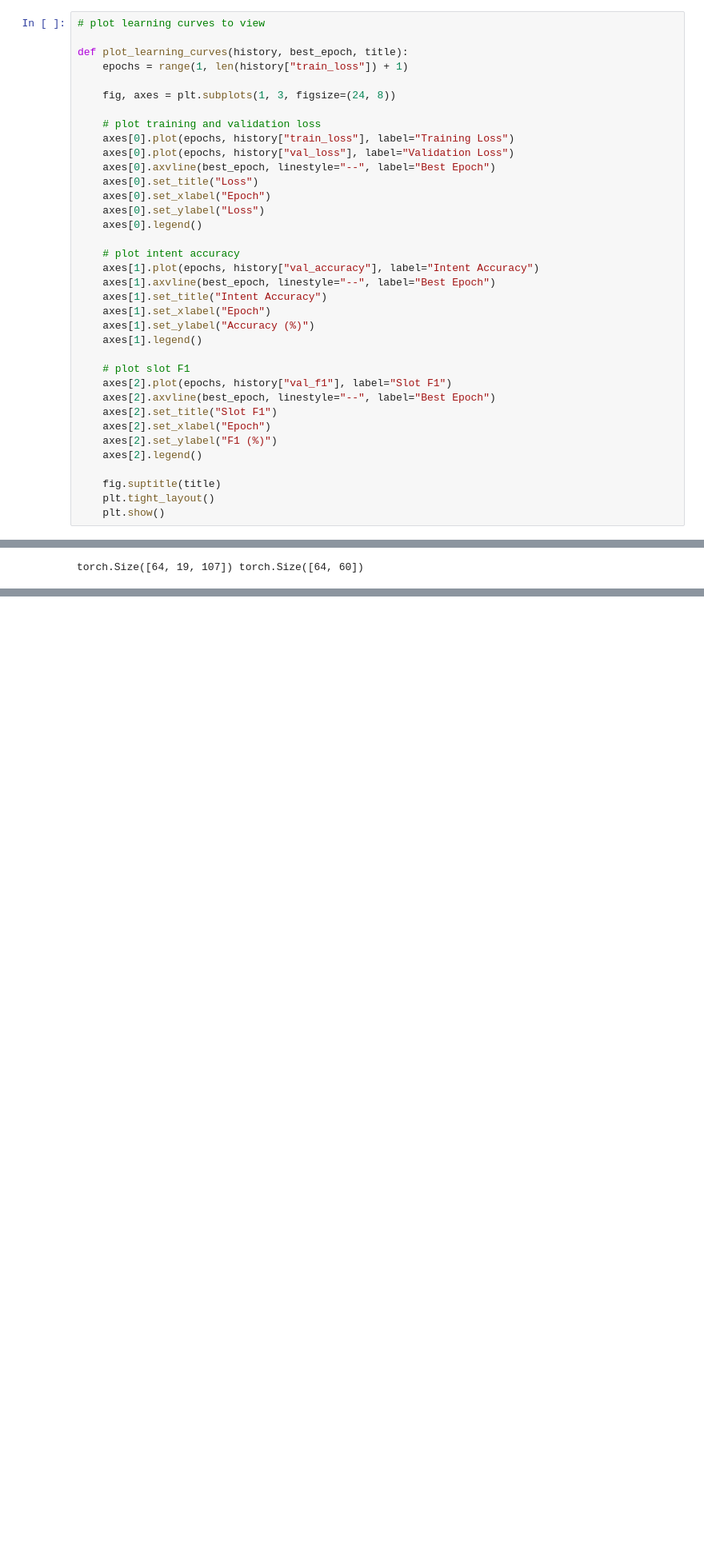
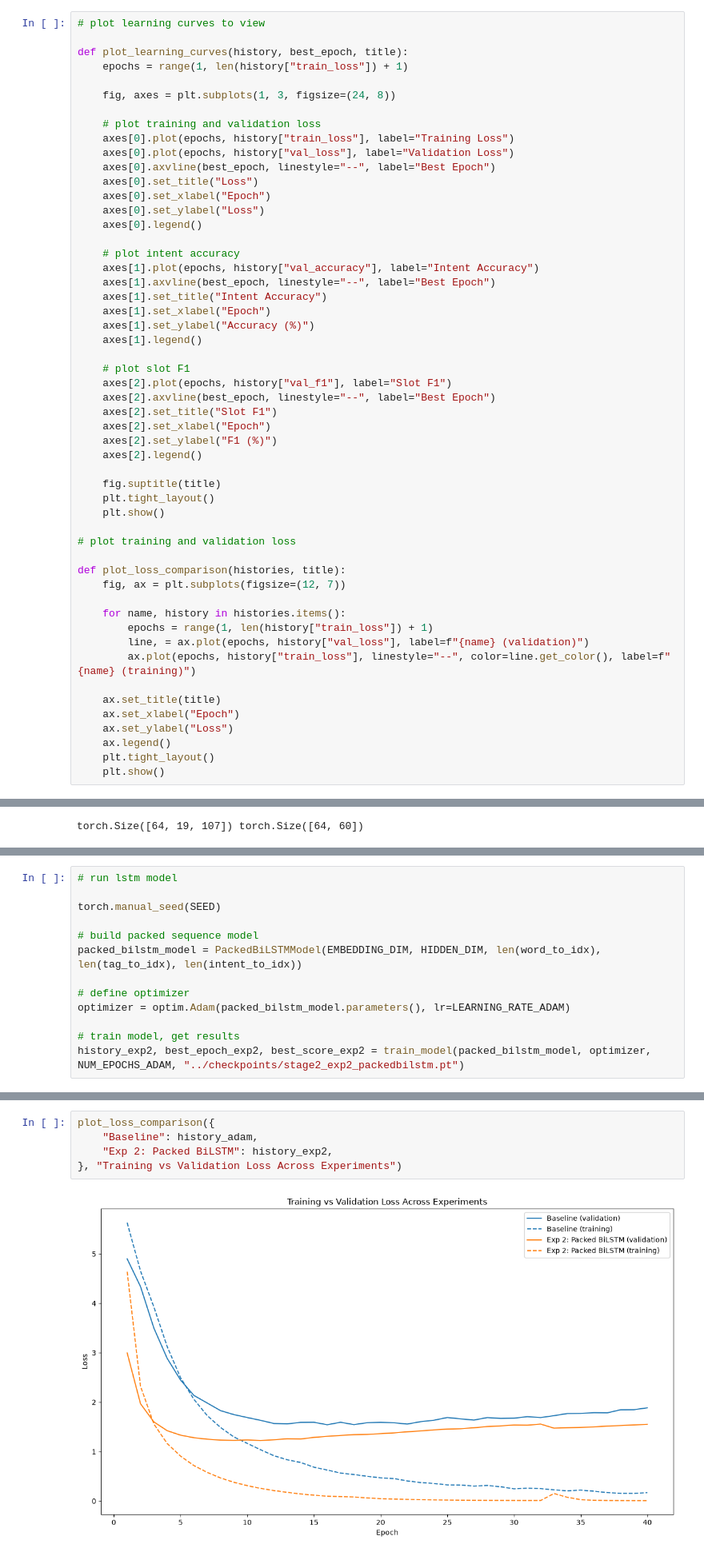
Before and after one commit to thisisadison/MASSIVE-Intent-Slot-NLU, a Jupyter notebook: notebooks/main.ipynb, the cells around one changed output, grey strips where cells are left out. Shown at 80% size. Saved outputs shown, nothing was run; the diff lists cells and outputs as text; blank space fills up the shorter version.

Commit message:
add experiment 2 bidirectional lstm with packed sequence

```diff
--- a/notebooks/main.ipynb
+++ b/notebooks/main.ipynb
@@ -1155,6 +1180,23 @@ def plot_learning_curves(history, best_epoch, title):
     fig.suptitle(title)
     plt.tight_layout()
     plt.show()
+
+# plot training and validation loss
+
+def plot_loss_comparison(histories, title):
+    fig, ax = plt.subplots(figsize=(12, 7))
+
+    for name, history in histories.items():
+        epochs = range(1, len(history["train_loss"]) + 1)
+        line, = ax.plot(epochs, history["val_loss"], label=f"{name} (validation)")
+        ax.plot(epochs, history["train_loss"], linestyle="--", color=line.get_color(), label=f"{name} (training)")
+
+    ax.set_title(title)
+    ax.set_xlabel("Epoch")
+    ax.set_ylabel("Loss")
+    ax.legend()
+    plt.tight_layout()
+    plt.show()
 # %%
 # sgd learning curves
 plot_learning_curves(history_sgd, best_epoch_sgd, "SGD Learning Curves")
@@ -1279,0 +1397,13 @@ Checkpoint Saved: ../checkpoints/stage2_exp1_packed.pt
+# %%
+# run lstm model
+
+torch.manual_seed(SEED)
+
+# build packed sequence model
+packed_bilstm_model = PackedBiLSTMModel(EMBEDDING_DIM, HIDDEN_DIM, len(word_to_idx), len(tag_to_idx), len(intent_to_idx))
+
+# define optimizer
+optimizer = optim.Adam(packed_bilstm_model.parameters(), lr=LEARNING_RATE_ADAM)
+
+# train model, get results
+history_exp2, best_epoch_exp2, best_score_exp2 = train_model(packed_bilstm_model, optimizer, NUM_EPOCHS_ADAM, "../checkpoints/stage2_exp2_packedbilstm.pt")
@@ -1279,0 +1428,7 @@ Checkpoint Saved: ../checkpoints/stage2_exp1_packed.pt
+# %%
+plot_loss_comparison({
+    "Baseline": history_adam,
+    "Exp 2: Packed BiLSTM": history_exp2,
+}, "Training vs Validation Loss Across Experiments")
+# %% [output]
+[figure, added]
```
Also changed, not shown: parts of 6 cells of this notebook, 1 other file.
